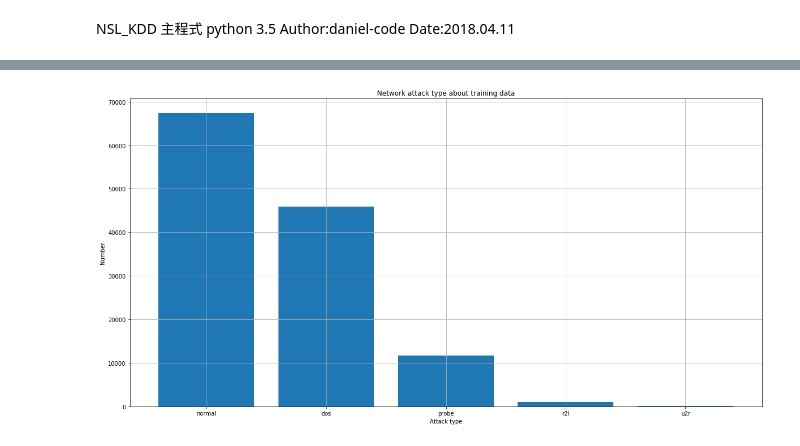
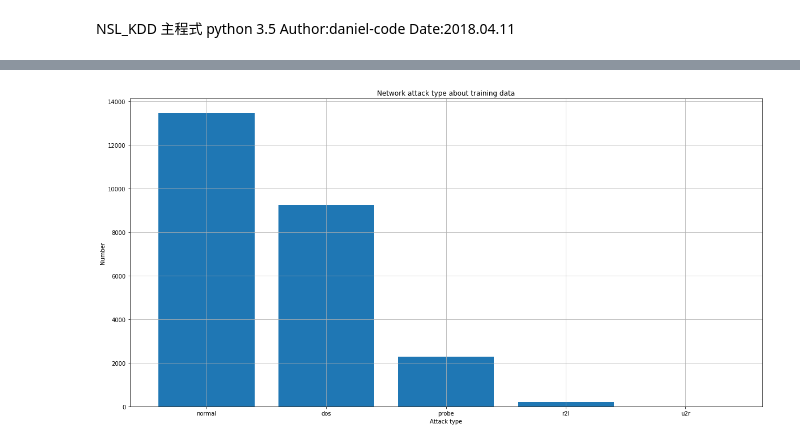
Before and after one commit to daniel-code/PRACTICE-AND-APPLICATIONS-OF-MACHINE-LEARNING, a Jupyter notebook: hw3/hw3.ipynb, the cells around one changed output, grey strips where cells are left out. Cells and saved outputs as stored; diff of their text form; code cells hidden in the pictures.

```diff
--- a/hw3/hw3.ipynb
+++ b/hw3/hw3.ipynb
@@ -19,10 +19,10 @@ import time
 # read kdd date from csv
 
 
-data = pd.read_csv('NSL_KDD/KDDTrain+.csv', header=None)
+data = pd.read_csv('NSL_KDD/20_Percent Training_Set.csv', header=None)
 
 # build attack table
-attack_type = pd.read_csv('NSL_KDD/Attack Types.csv', names=['attack', 'type'])
+attack_type = pd.read_csv('NSL_KDD/Attack Types 2.csv', names=['attack', 'type'])
 attack_type_dict = attack_type.set_index('attack')['type'].to_dict()
 # build training data and label
 y = data[41].apply(lambda x: attack_type_dict[x] if x in attack_type_dict else 'other')
@@ -74,2 +74,2 @@ Total    125973
-[figure, old version]
+[figure, new version]
 # %%
```
Also changed, not shown: parts of 4 cells of this notebook, 1 other file.
